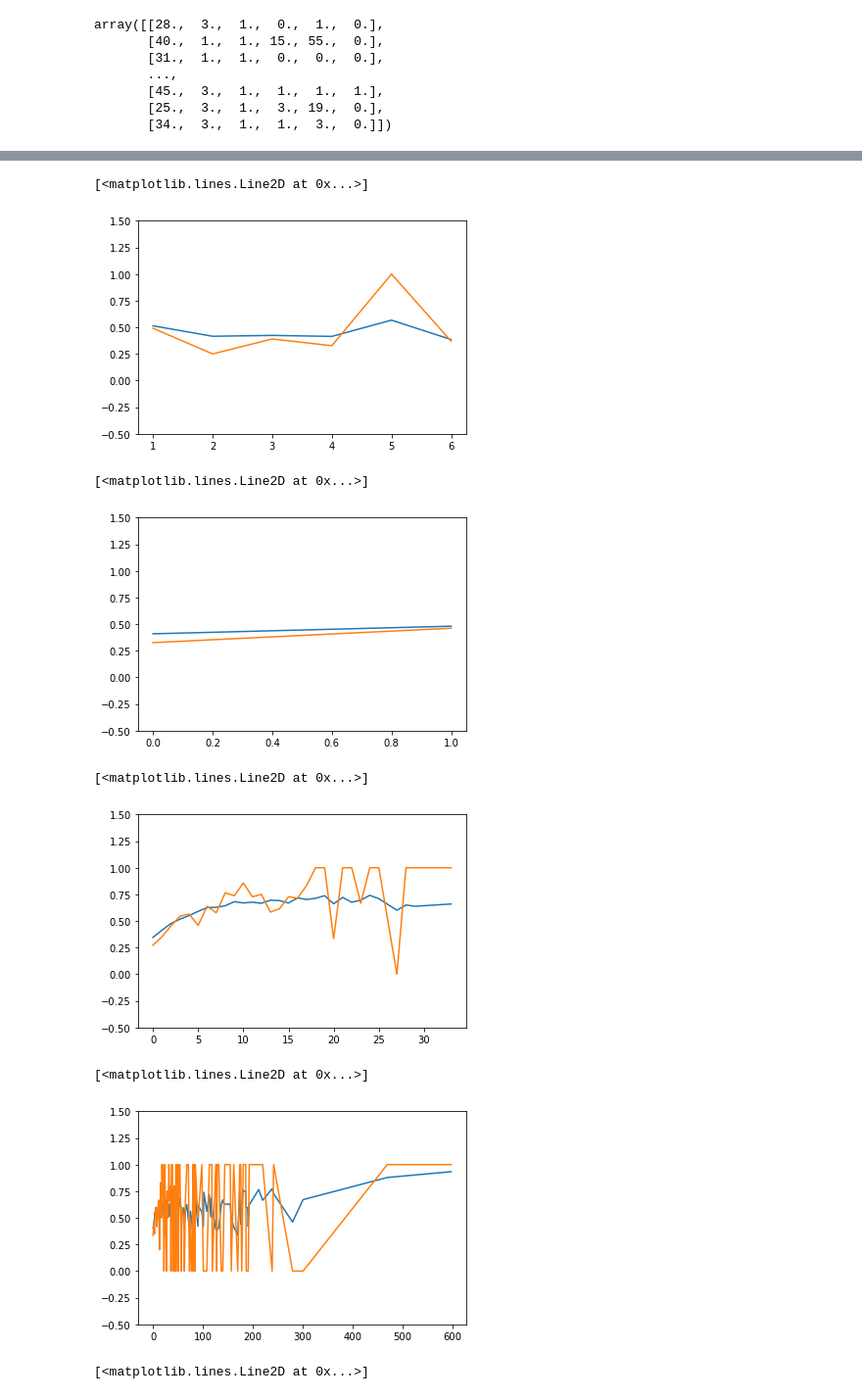
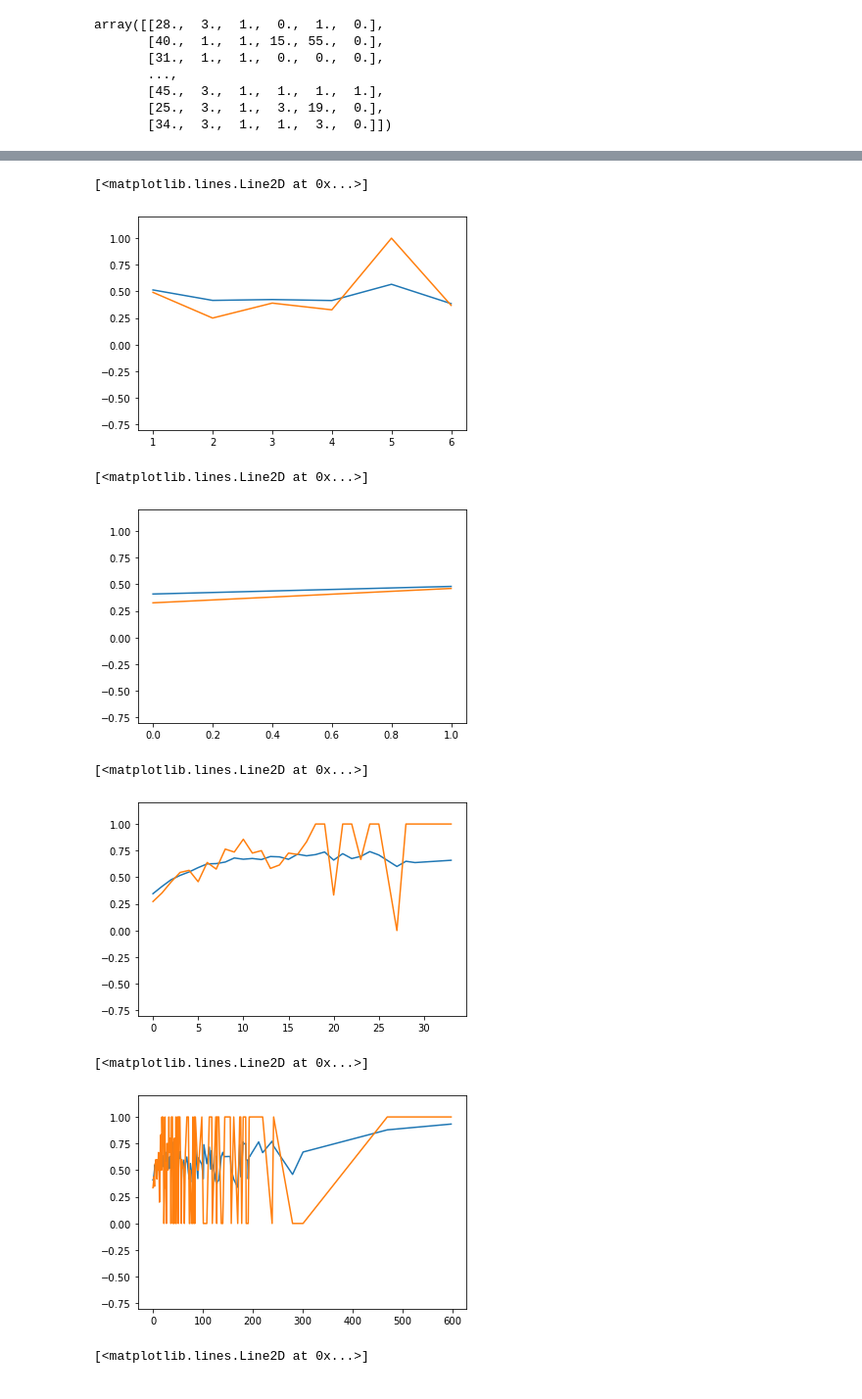
Before and after one commit to zmgong/nam_with_attention, a Jupyter notebook: recid_test.ipynb, the cells around one changed output, grey strips where cells are left out. Shown: that part at 98% size. Cells and saved outputs as stored; diff of their text form; code cells hidden in the pictures.

```diff
--- a/recid_test.ipynb
+++ b/recid_test.ipynb
@@ -127,12 +127,12 @@ averaged['val'] = averaged.index
 X = averaged["val"].tolist()
 Y = averaged["pred"].tolist()
 Z = averaged["gt"].tolist()
-plt.ylim([-0.5, 1.5])
+plt.ylim([-0.8,1.2])
 plt.plot(X, Y)
 plt.plot(X, Z)
 # %% [output]
 [<matplotlib.lines.Line2D at 0x...>]
-[figure, old version]
+[figure, new version]
 # %%
 # sex
 j = 2
@@ -151,12 +151,12 @@ averaged['val'] = averaged.index
 X = averaged["val"].tolist()
 Y = averaged["pred"].tolist()
 Z = averaged["gt"].tolist()
-plt.ylim([-0.5, 1.5])
+plt.ylim([-0.8,1.2])
 plt.plot(X, Y)
 plt.plot(X, Z)
 # %% [output]
 [<matplotlib.lines.Line2D at 0x...>]
-[figure, old version]
+[figure, new version]
 # %%
 # priors_count
 j = 3
@@ -176,37 +176,37 @@ averaged['val'] = averaged.index
 X = averaged["val"].tolist()
 Y = averaged["pred"].tolist()
 Z = averaged["gt"].tolist()
-plt.ylim([-0.5, 1.5])
+plt.ylim([-0.8,1.2])
 plt.plot(X, Y)
 plt.plot(X, Z)
 # %% [output]
 [<matplotlib.lines.Line2D at 0x...>]
-[figure, old version]
+[figure, new version]
 # %%
 # length_of_stay
 j = 4
 
 curr_data_list = []
 for i in range(len(X_test)):
     curr_data_list.append(X_test[i][j])
 X = curr_data_list
 Y = pred
 Z = y_test.squeeze().tolist()
 df = pd.DataFrame(list(zip(X, Y, Z)),
                columns =['val', 'pred', 'gt'])
-df =
+
 averaged = df.groupby('val').mean()
 
 averaged['val'] = averaged.index
 X = averaged["val"].tolist()
 Y = averaged["pred"].tolist()
 Z = averaged["gt"].tolist()
-plt.ylim([-0.5, 1.5])
+plt.ylim([-0.8,1.2])
 plt.plot(X, Y)
 plt.plot(X, Z)
 # %% [output]
 [<matplotlib.lines.Line2D at 0x...>]
-[figure, old version]
+[figure, new version]
 # %%
 # c_charge_degree
 j = 5
```
Also changed, not shown: parts of 2 cells of this notebook.
